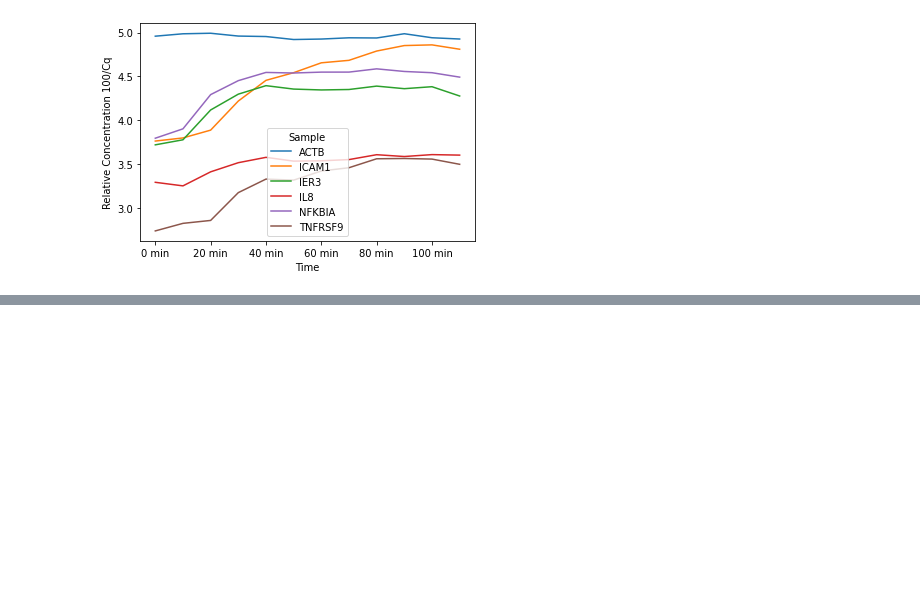
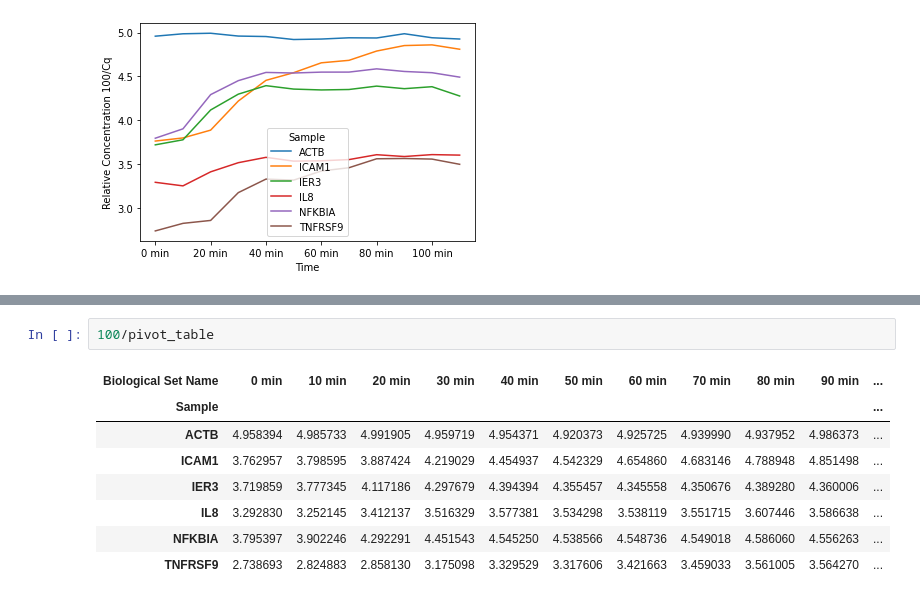
Before and after one commit to kanishkasthana/ChronoSeq, a Jupyter notebook: qPCR_validation_files/qPCR Analysis.ipynb, the cells around one changed output, grey strips where cells are left out. Saved outputs shown, nothing was run; the diff lists cells and outputs as text; blank space fills up the shorter version.

```diff
--- a/qPCR_validation_files/qPCR Analysis.ipynb
+++ b/qPCR_validation_files/qPCR Analysis.ipynb
@@ -142,0 +192,11 @@ plt.savefig("qPCR_GenePlots_Relative_concentration_100DivCq.svg", format='svg')
+# %%
+100/pivot_table
+# %% [output]
+| Biological Set Name | 0 min | 10 min | 20 min | 30 min | 40 min | 50 min | 60 min | 70 min | 80 min | 90 min | ... |
+| Sample |  |  |  |  |  |  |  |  |  |  | ... |
+| ACTB | 4.958394 | 4.985733 | 4.991905 | 4.959719 | 4.954371 | 4.920373 | 4.925725 | 4.939990 | 4.937952 | 4.986373 | ... |
+| ICAM1 | 3.762957 | 3.798595 | 3.887424 | 4.219029 | 4.454937 | 4.542329 | 4.654860 | 4.683146 | 4.788948 | 4.851498 | ... |
+| IER3 | 3.719859 | 3.777345 | 4.117186 | 4.297679 | 4.394394 | 4.355457 | 4.345558 | 4.350676 | 4.389280 | 4.360006 | ... |
+| IL8 | 3.292830 | 3.252145 | 3.412137 | 3.516329 | 3.577381 | 3.534298 | 3.538119 | 3.551715 | 3.607446 | 3.586638 | ... |
+| NFKBIA | 3.795397 | 3.902246 | 4.292291 | 4.451543 | 4.545250 | 4.538566 | 4.548736 | 4.549018 | 4.586060 | 4.556263 | ... |
+| TNFRSF9 | 2.738693 | 2.824883 | 2.858130 | 3.175098 | 3.329529 | 3.317606 | 3.421663 | 3.459033 | 3.561005 | 3.564270 | ... |
```
Also changed, not shown: parts of 10 cells of this notebook, 7 other files.
